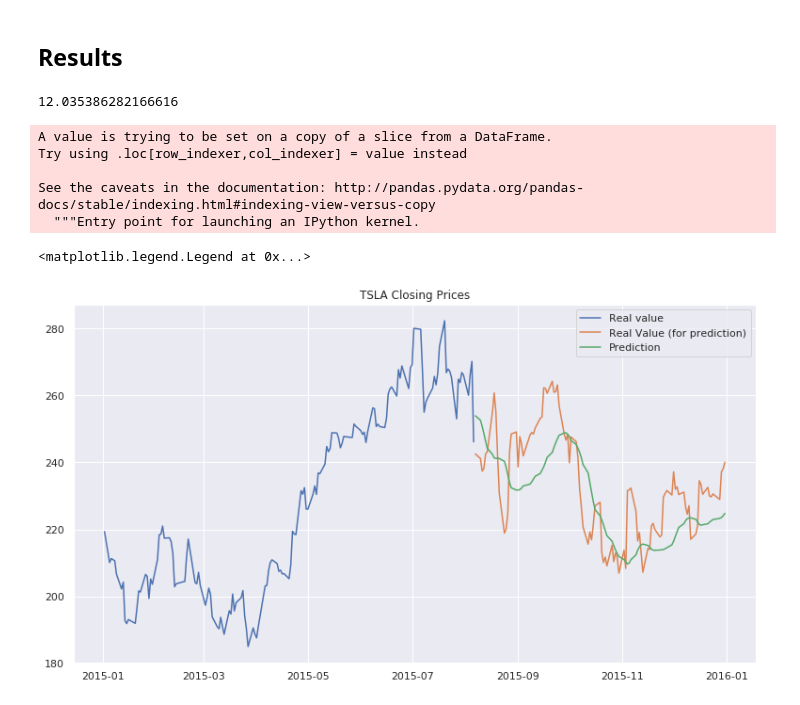
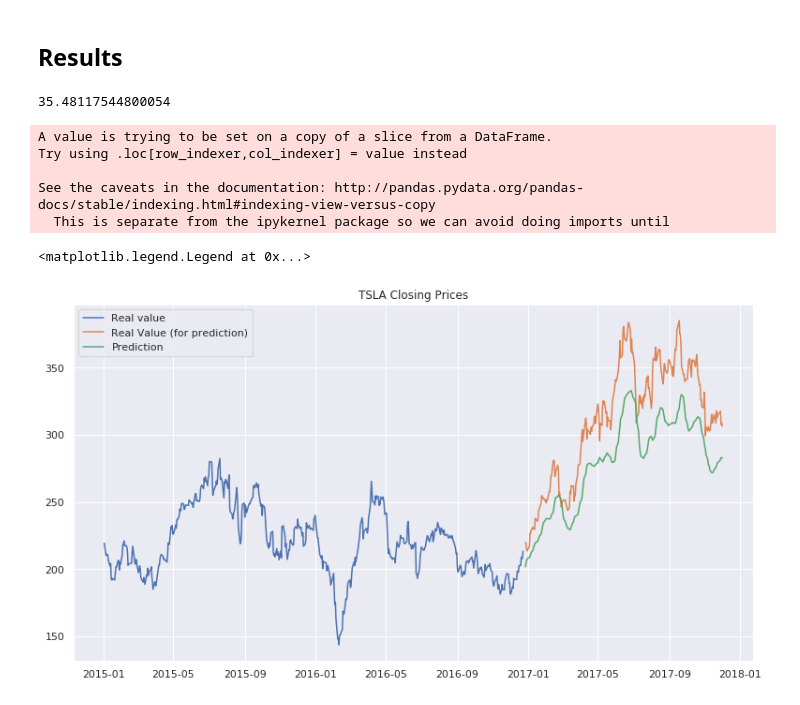
Before and after one commit to erdosbootcamp2019/Project, a Jupyter notebook: Predictions/predictStock.ipynb, the cells around one changed output. Cells and saved outputs as stored; diff of their text form; code cells hidden in the pictures.

```diff
--- a/Predictions/predictStock.ipynb
+++ b/Predictions/predictStock.ipynb
@@ -18,7 +18,7 @@ import preprocessor as p
 # %%
 from pandas.plotting import register_matplotlib_converters
 start = datetime.datetime(2015,1,1) # Beginning of period
-end = datetime.datetime(2016,1,1) # End of period
+end = datetime.datetime(2017,12,1) # End of period
 stock = "TSLA" # some stock label we are interested in
 data = quandl.get("WIKI/" + stock, start_date=start, end_date=end)
 pylab.rcParams['figure.figsize'] = (13, 7)
@@ -62,5 +67,5 @@ from keras.layers import Dense, Dropout, LSTM
 #creating train and test sets
 dataset = new_data.values
 
-train = dataset[0:150]#using the first 150 days as a train set
-valid = dataset[150:]
+train = dataset[0:500]#using the first 500 days as a train set
+valid = dataset[500:]
@@ -72,8 +75,8 @@ scaler = MinMaxScaler(feature_range=(0, 1))
 scaled_data = scaler.fit_transform(dataset)
 
 x_train, y_train = [], []
-for i in range(30,len(train)):
-    x_train.append(scaled_data[i-30:i,0])
+for i in range(60,len(train)):
+    x_train.append(scaled_data[i-60:i,0])
     y_train.append(scaled_data[i,0])
 x_train, y_train = np.array(x_train), np.array(y_train)
 
@@ -99,13 +96,13 @@ Epoch 1/1
 <keras.callbacks.History at 0x...>
 # %%
-#predicting 246 values, using past 30 from the train data
-inputs = new_data[len(new_data) - len(valid) - 30:].values
+#predicting values, using past 60 from the train data
+inputs = new_data[len(new_data) - len(valid) - 60:].values
 inputs = inputs.reshape(-1,1)
 inputs  = scaler.transform(inputs)
 
 X_test = []
-for i in range(30,inputs.shape[0]):
-    X_test.append(inputs[i-30:i,0])
+for i in range(60,inputs.shape[0]):
+    X_test.append(inputs[i-60:i,0])
 X_test = np.array(X_test)
 
 X_test = np.reshape(X_test, (X_test.shape[0],X_test.shape[1],1))
@@ -117,19 +114,21 @@ closing_price = scaler.inverse_transform(closing_price)
 rms=np.sqrt(np.mean(np.power((valid-closing_price),2)))
 rms
 # %% [output]
-12.035386282166616
+35.48117544800054
 # %%
+train = new_data[:500]
+valid = new_data[500:]
 valid['Predictions'] = closing_price
 plt.plot(train['Close'], label = "Real value");
 plt.plot(valid['Close'],label='Real Value (for prediction)');
 plt.plot(valid['Predictions'],label="Prediction");
 plt.title(stock + " Closing Prices")
 plt.legend()
 # %% [output]
 A value is trying to be set on a copy of a slice from a DataFrame.
 Try using .loc[row_indexer,col_indexer] = value instead
 
 See the caveats in the documentation: http://pandas.pydata.org/pandas-docs/stable/indexing.html#indexing-view-versus-copy
-  """Entry point for launching an IPython kernel.
+  This is separate from the ipykernel package so we can avoid doing imports until
 <matplotlib.legend.Legend at 0x...>
-[figure, old version]
+[figure, new version]
```
Also changed, not shown: parts of 10 cells of this notebook.
